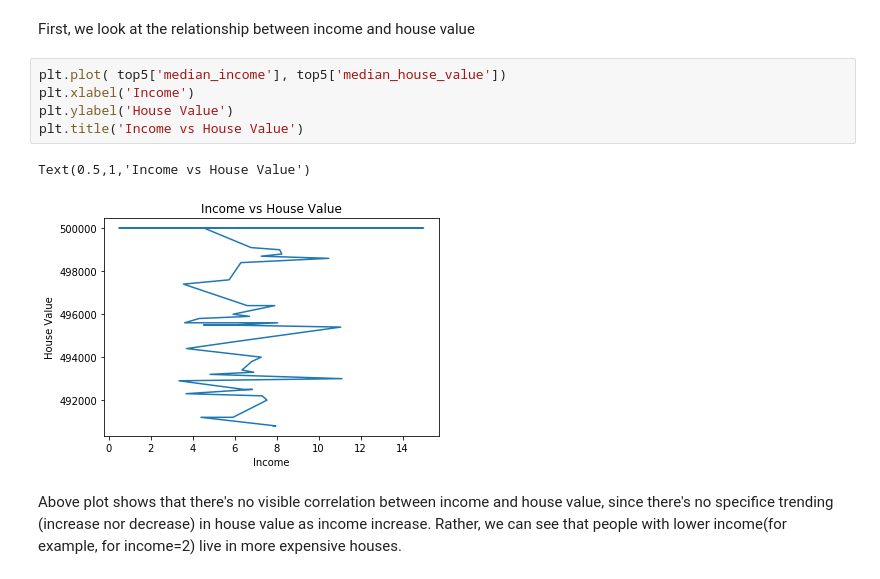
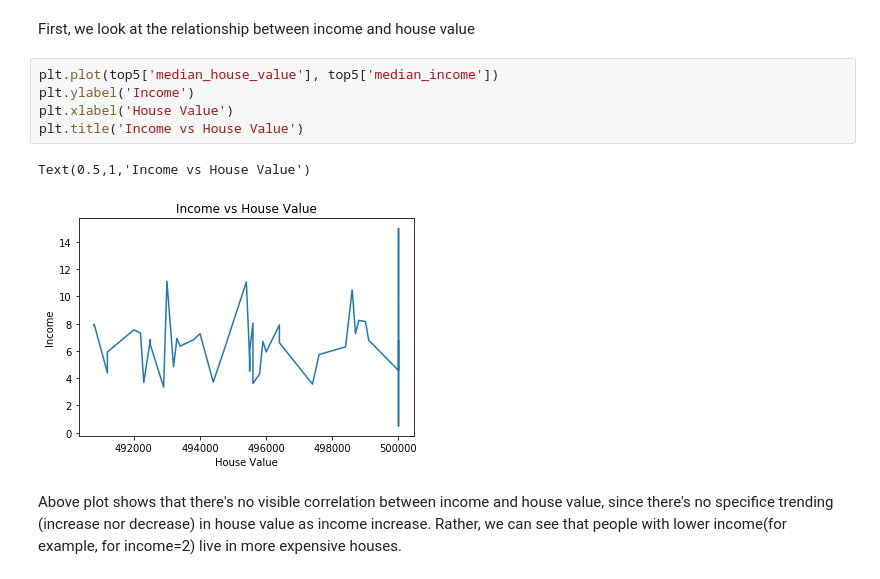
Before and after one commit to truonglybach/project1_UCI, a Jupyter notebook: EricLiu.ipynb, the cells around one changed output. Drawn from its saved outputs; the diff is of its cells as text.

```diff
--- a/EricLiu.ipynb
+++ b/EricLiu.ipynb
@@ -54,13 +54,13 @@ Now we clean our data and create a new dataframe with informations we need
 # %% [markdown]
 First, we look at the relationship between income and house value
 # %%
-plt.plot( top5['median_income'], top5['median_house_value'])
-plt.xlabel('Income')
-plt.ylabel('House Value')
+plt.plot(top5['median_house_value'], top5['median_income'])
+plt.ylabel('Income')
+plt.xlabel('House Value')
 plt.title('Income vs House Value')
 # %% [output]
 Text(0.5,1,'Income vs House Value')
-[figure, old version]
+[figure, new version]
 # %% [markdown]
 Above plot shows that there's no visible correlation between income and house value, since there's no specifice trending (increase nor decrease) in house value as income increase. Rather, we can see that people with lower income(for example, for income=2) live in more expensive houses.
 # %% [markdown]
```
